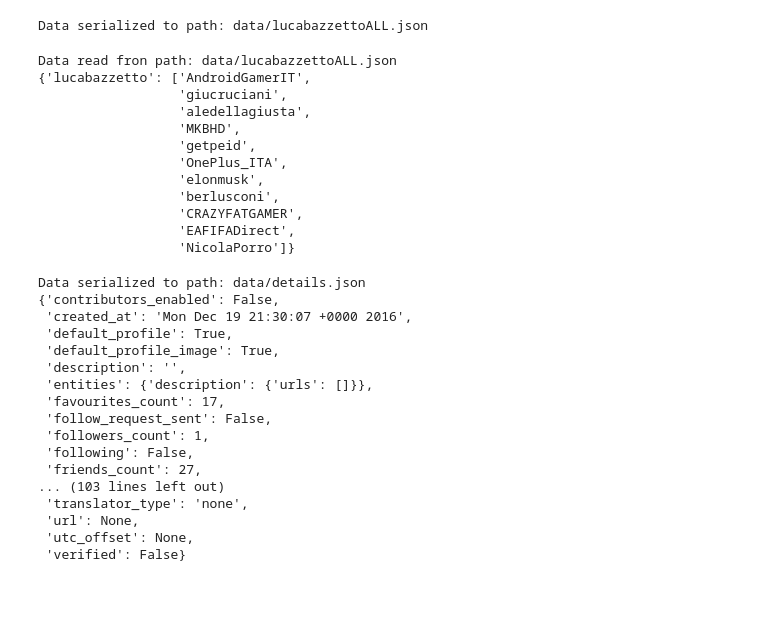
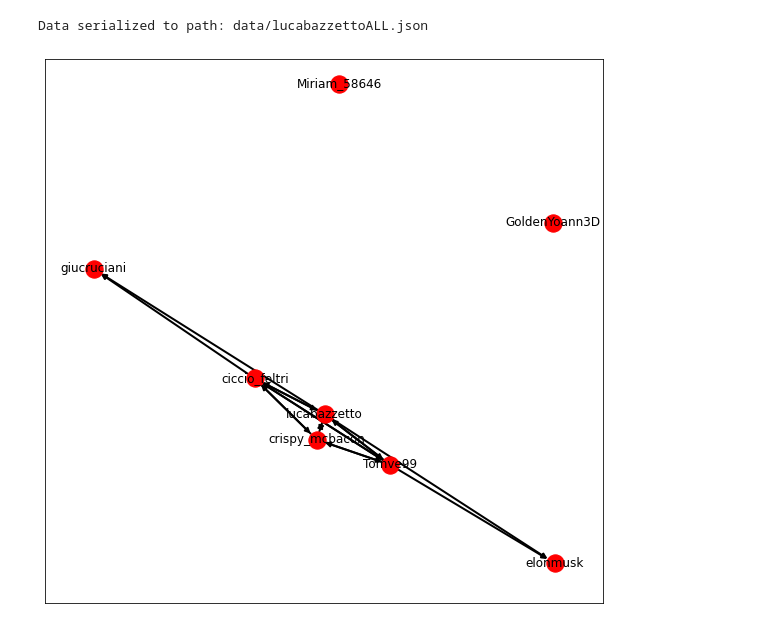
Before and after one commit to Uniud-IoT/ProgettoSC2020, a Jupyter notebook: Progetto.ipynb, the cells around one changed output. Saved outputs shown, nothing was run; the diff lists cells and outputs as text; code cells hidden in the pictures; blank space fills up the shorter version.

```diff
--- a/Progetto.ipynb
+++ b/Progetto.ipynb
@@ -276,43 +293,3 @@ AllUsers[username] = dataOfUser
 serialize_json(data_folder,"lucabazzettoALL.json", AllUsers)
 # %% [output]
 Data serialized to path: data/lucabazzettoALL.json
-# %%
-import pprint
-allData = read_json(f"{data_folder}/lucabazzettoALL.json")
-pp = pprint.PrettyPrinter()
-pp.pprint(allData)
-# %% [output]
-Data read fron path: data/lucabazzettoALL.json
-{'lucabazzetto': ['AndroidGamerIT',
-                  'giucruciani',
-                  'aledellagiusta',
-                  'MKBHD',
-                  'getpeid',
-                  'OnePlus_ITA',
-                  'elonmusk',
-                  'berlusconi',
-                  'CRAZYFATGAMER',
-                  'EAFIFADirect',
-                  'NicolaPorro']}
-# %%
-details = api.get_user("lucabazzetto")._json
-serialize_json(data_folder,"details.json", details)
-pp.pprint(details)
-# %% [output]
-Data serialized to path: data/details.json
-{'contributors_enabled': False,
- 'created_at': 'Mon Dec 19 21:30:07 +0000 2016',
- 'default_profile': True,
- 'default_profile_image': True,
- 'description': '',
- 'entities': {'description': {'urls': []}},
- 'favourites_count': 17,
- 'follow_request_sent': False,
- 'followers_count': 1,
- 'following': False,
- 'friends_count': 27,
-... (103 lines left out)
- 'translator_type': 'none',
- 'url': None,
- 'utc_offset': None,
- 'verified': False}
@@ -318,0 +346,18 @@ Data serialized to path: data/details.json
+# %%
+#Provo a disegnarlo (non scritto nella consegna)
+import matplotlib.pyplot as plt
+from pylab import rcParams
+rcParams['figure.figsize'] = 10,10
+
+nx.draw_networkx(
+    oriented,
+    pos = nx.spring_layout(oriented),
+    node_color = "#FF0000",
+    width = 2,
+    edge_cmap = plt.cm.Blues,
+    with_labels = True
+)
+plt.show()
+plt.close()
+# %% [output]
+[figure, added]
```
Also changed, not shown: parts of 13 cells of this notebook.
